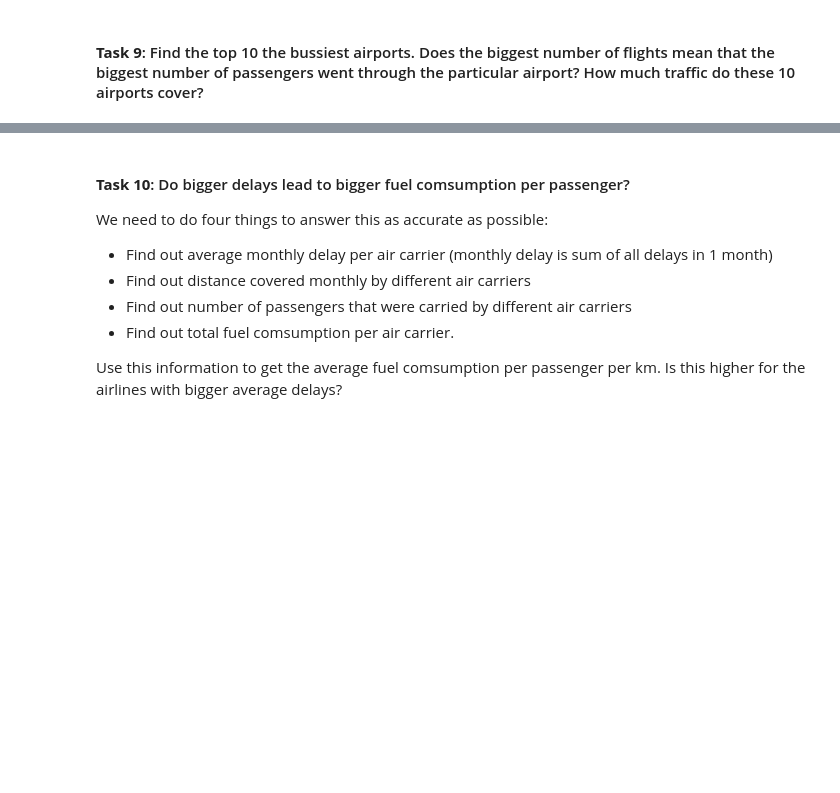
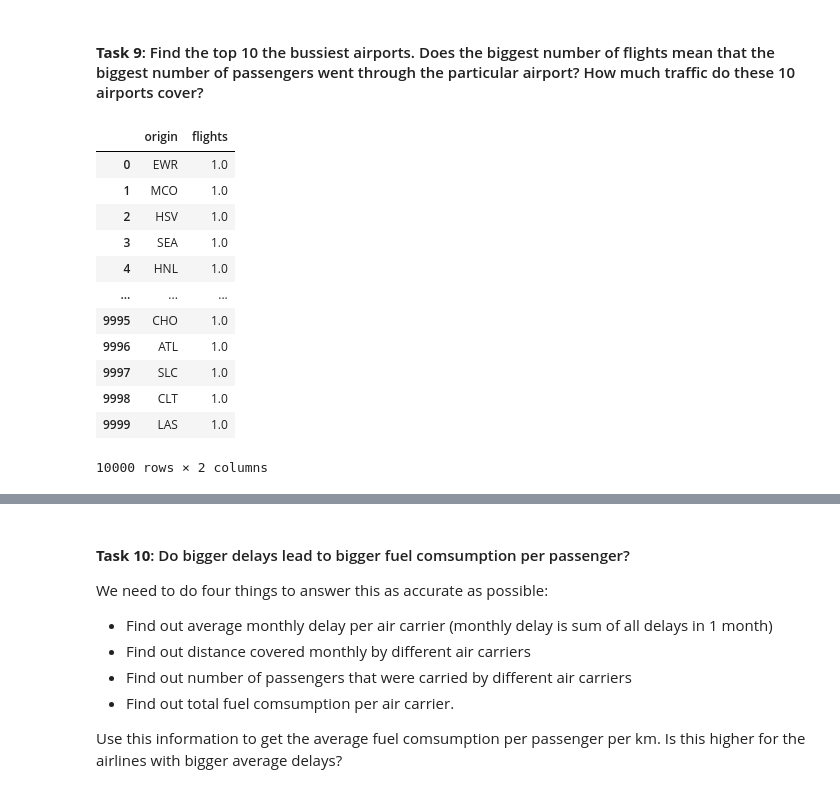
Before and after one commit to anzhgrdva/Predicting_Flight_Delays, a Jupyter notebook: EDA/Tasks 6-10.ipynb, the cells around one changed output, grey strips where cells are left out. Saved outputs shown, nothing was run; the diff lists cells and outputs as text; code cells hidden in the pictures; blank space fills up the shorter version.

```diff
--- a/EDA/Tasks 6-10.ipynb
+++ b/EDA/Tasks 6-10.ipynb
@@ -371,2 +371,19 @@ plt.show()
 # %% [markdown]
 #### **Task 9**: Find the top 10 the bussiest airports. Does the biggest number of flights mean that the biggest number of passengers went through the particular airport? How much traffic do these 10 airports cover?
+# %%
+origin_flights = df_flights.filter(['origin', 'flights'])
+origin_flights
+# %% [output]
+|  | origin | flights |
+| 0 | EWR | 1.0 |
+| 1 | MCO | 1.0 |
+| 2 | HSV | 1.0 |
+| 3 | SEA | 1.0 |
+| 4 | HNL | 1.0 |
+| ... | ... | ... |
+| 9995 | CHO | 1.0 |
+| 9996 | ATL | 1.0 |
+| 9997 | SLC | 1.0 |
+| 9998 | CLT | 1.0 |
+| 9999 | LAS | 1.0 |
+10000 rows × 2 columns
```
Also changed, not shown: parts of 7 cells of this notebook, 1 other file.
